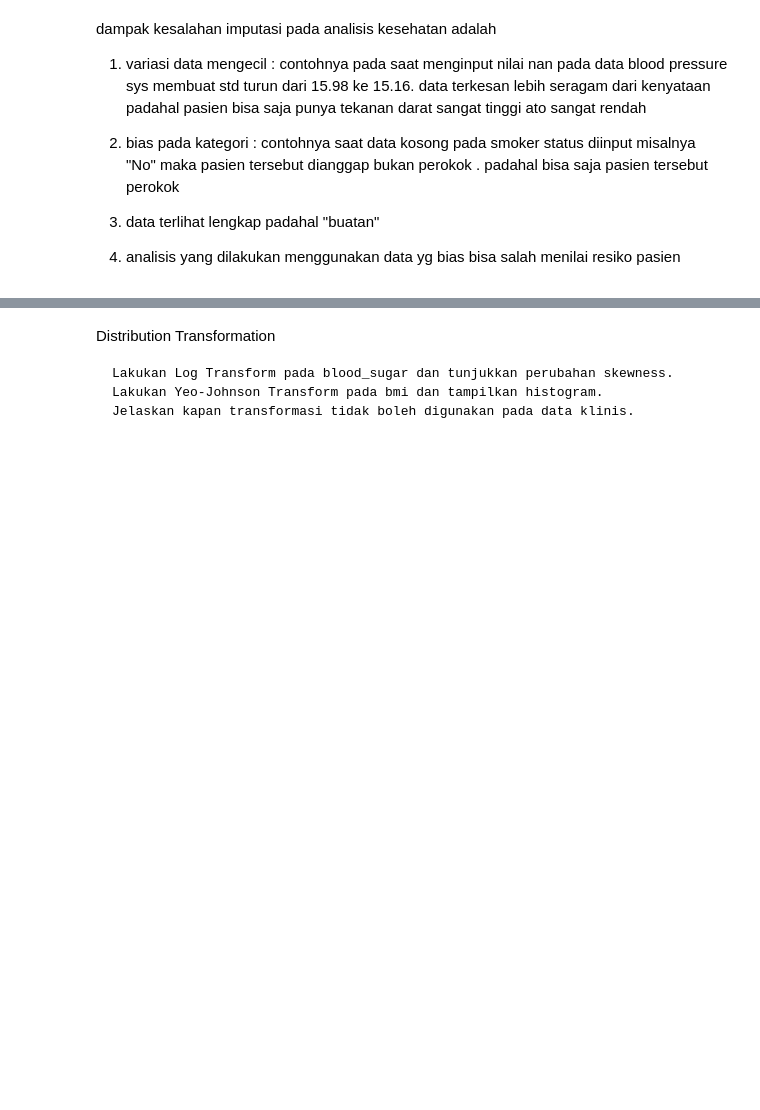
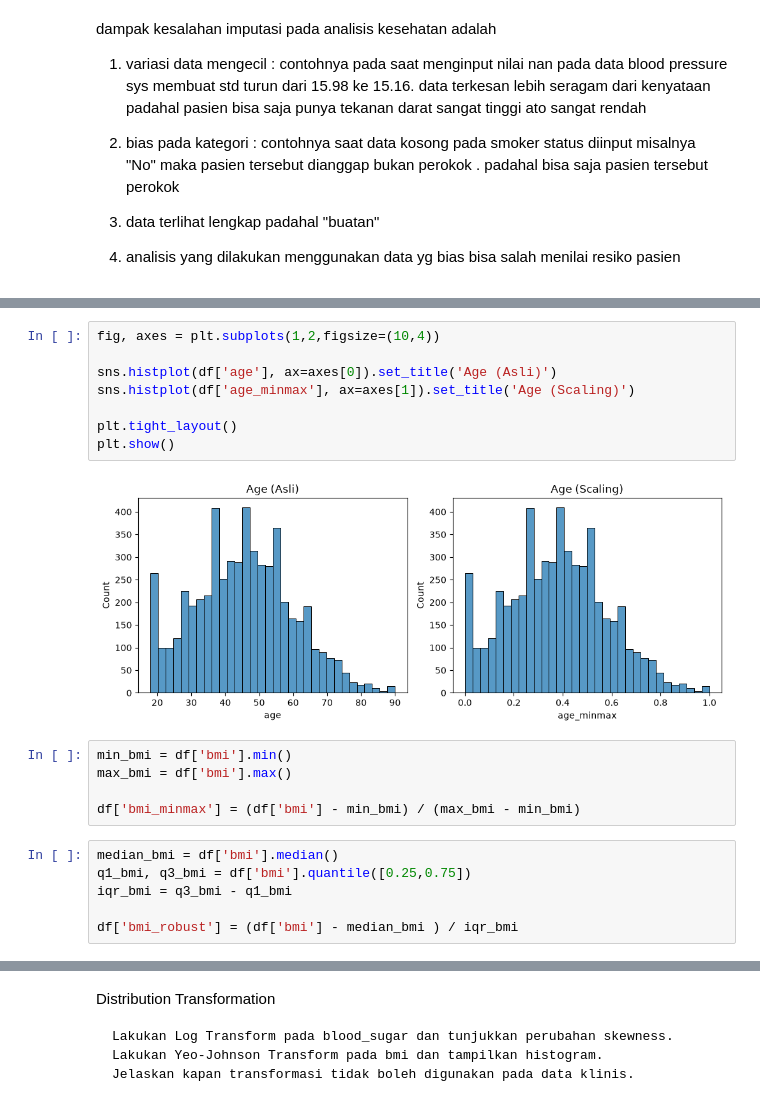
Before and after one commit to ekakharism/pandas_data_cleaning, a Jupyter notebook: pandas_part.ipynb, the cells around one changed output, grey strips where cells are left out. Cells and saved outputs as stored; diff of their text form; blank space fills up the shorter version.

```diff
--- a/pandas_part.ipynb
+++ b/pandas_part.ipynb
@@ -231,0 +310,21 @@ Scaling & Normalization
+# %%
+fig, axes = plt.subplots(1,2,figsize=(10,4))
+
+sns.histplot(df['age'], ax=axes[0]).set_title('Age (Asli)')
+sns.histplot(df['age_minmax'], ax=axes[1]).set_title('Age (Scaling)')
+
+plt.tight_layout()
+plt.show()
+# %% [output]
+[figure, added]
+# %%
+min_bmi = df['bmi'].min()
+max_bmi = df['bmi'].max()
+
+df['bmi_minmax'] = (df['bmi'] - min_bmi) / (max_bmi - min_bmi)
+# %%
+median_bmi = df['bmi'].median()
+q1_bmi, q3_bmi = df['bmi'].quantile([0.25,0.75])
+iqr_bmi = q3_bmi - q1_bmi
+
+df['bmi_robust'] = (df['bmi'] - median_bmi ) / iqr_bmi
```
Also changed, not shown: parts of 13 cells of this notebook.
